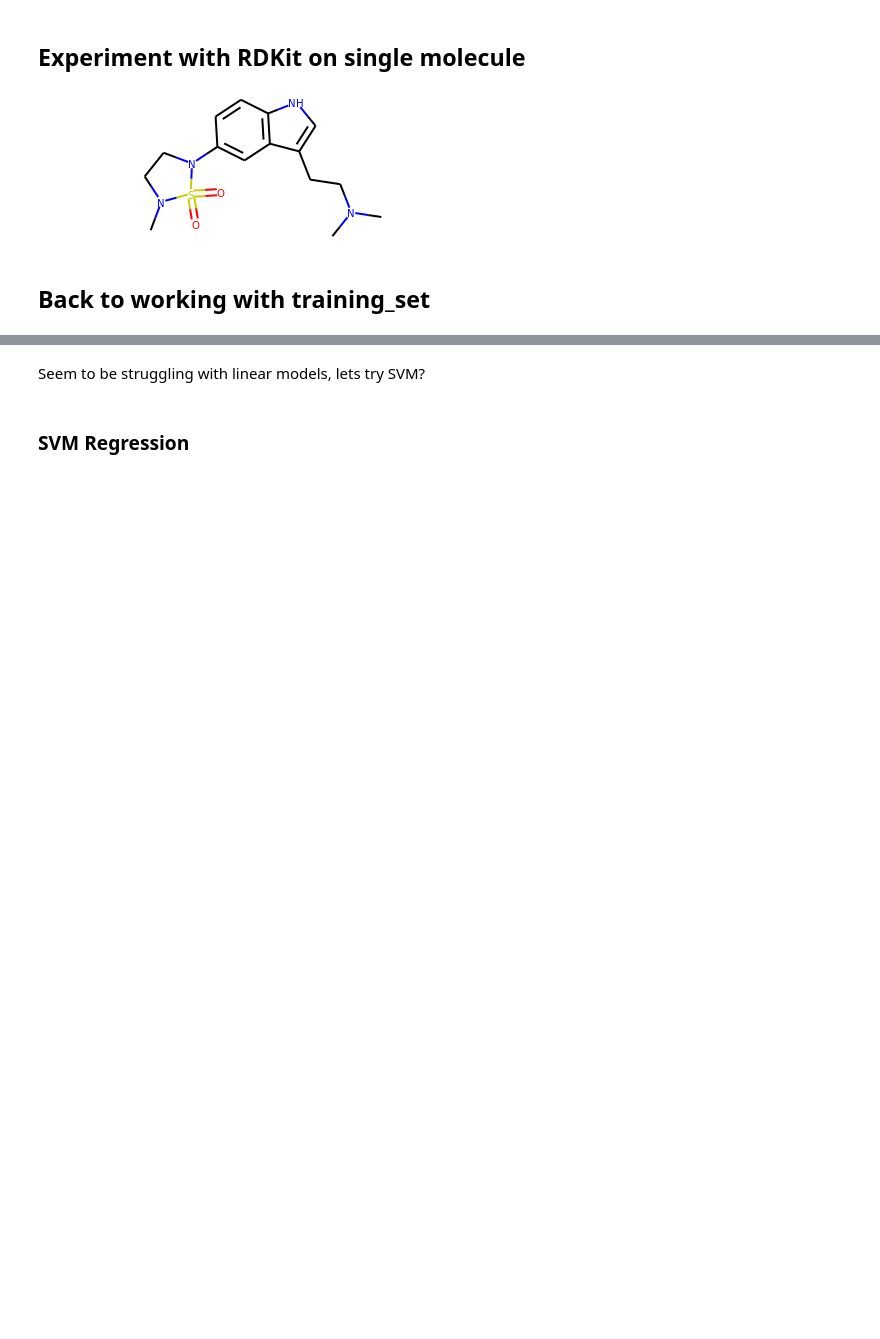
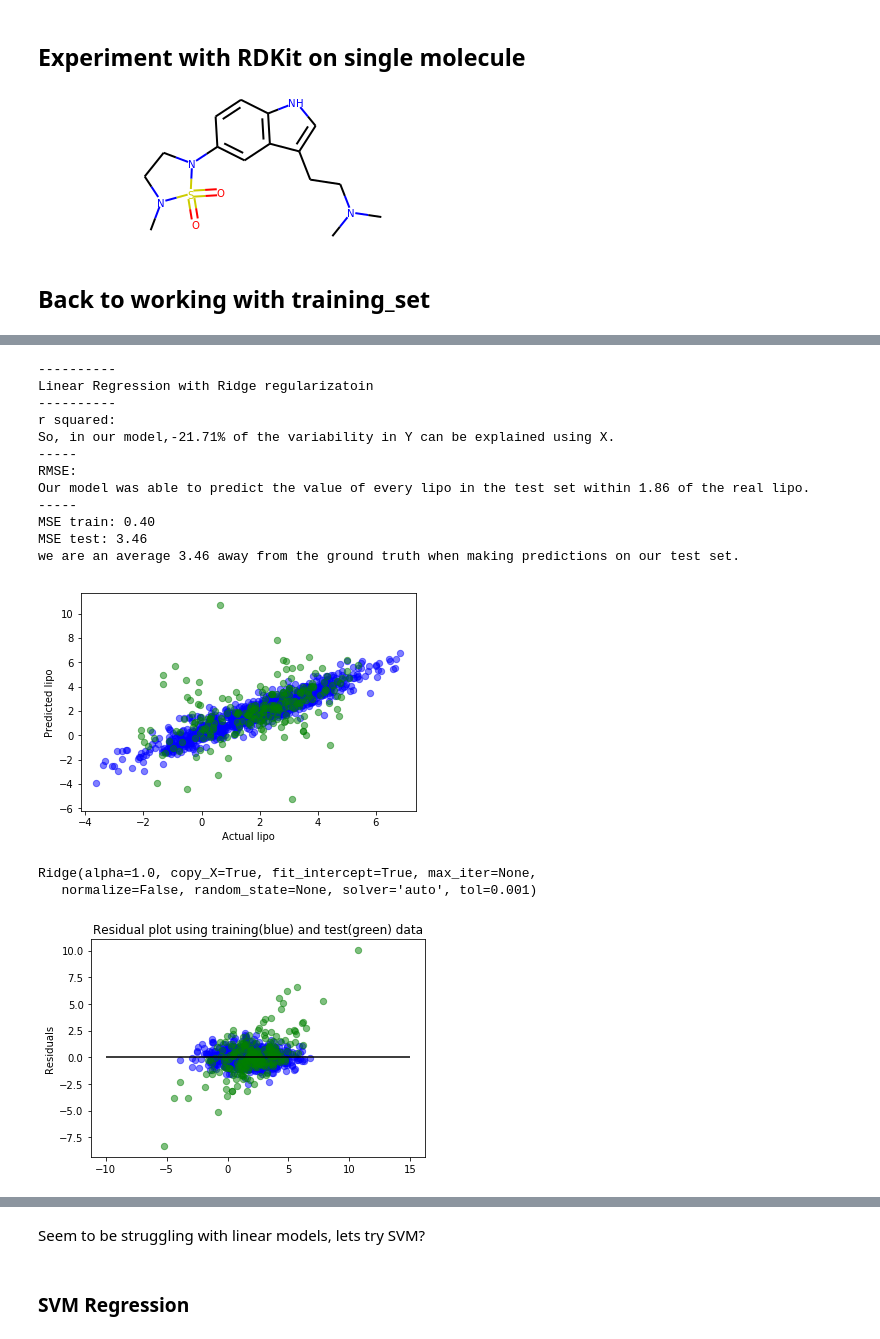
Before and after one commit to cfu288/ml-predict-lipohpillicity, a Jupyter notebook: main.ipynb, the cells around one changed output, grey strips where cells are left out. Cells and saved outputs as stored; diff of their text form; code cells hidden in the pictures; blank space fills up the shorter version.

Commit message:
cleaned up model testing

```diff
--- a/main.ipynb
+++ b/main.ipynb
@@ -146,0 +151,20 @@ Data not randomly dispered and has structure, need to adjust linear regression m
+# %%
+from sklearn.linear_model import Ridge
+test_model(Ridge(), "Linear Regression with Ridge regularizatoin")
+# %% [output]
+----------
+Linear Regression with Ridge regularizatoin
+----------
+r squared:
+So, in our model,-21.71% of the variability in Y can be explained using X.
+-----
+RMSE:
+Our model was able to predict the value of every lipo in the test set within 1.86 of the real lipo.
+-----
+MSE train: 0.40
+MSE test: 3.46
+we are an average 3.46 away from the ground truth when making predictions on our test set.
+[figure, added]
+Ridge(alpha=1.0, copy_X=True, fit_intercept=True, max_iter=None,
+   normalize=False, random_state=None, solver='auto', tol=0.001)
+[figure, added]
```
Also changed, not shown: parts of 7 cells of this notebook.
